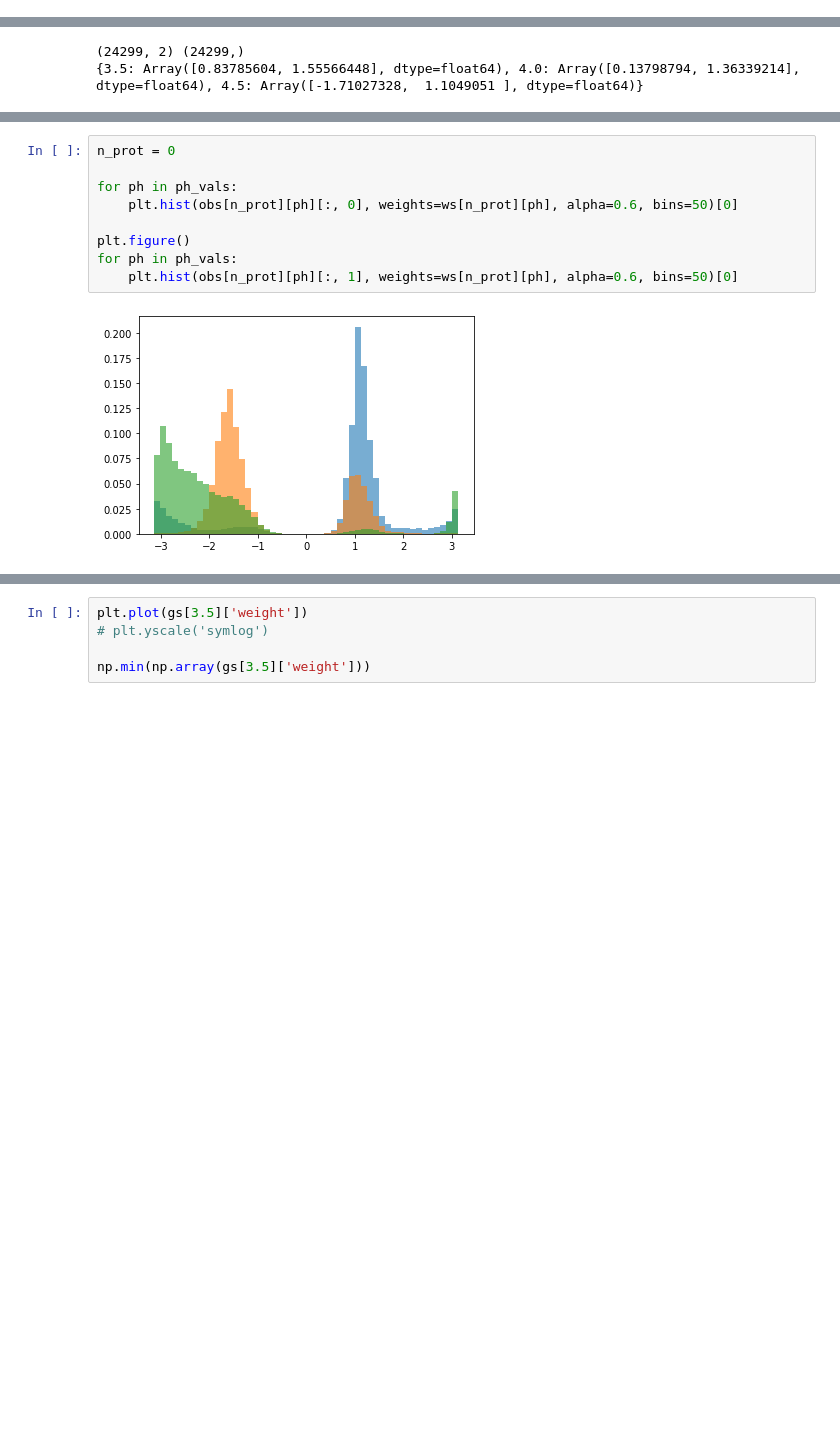
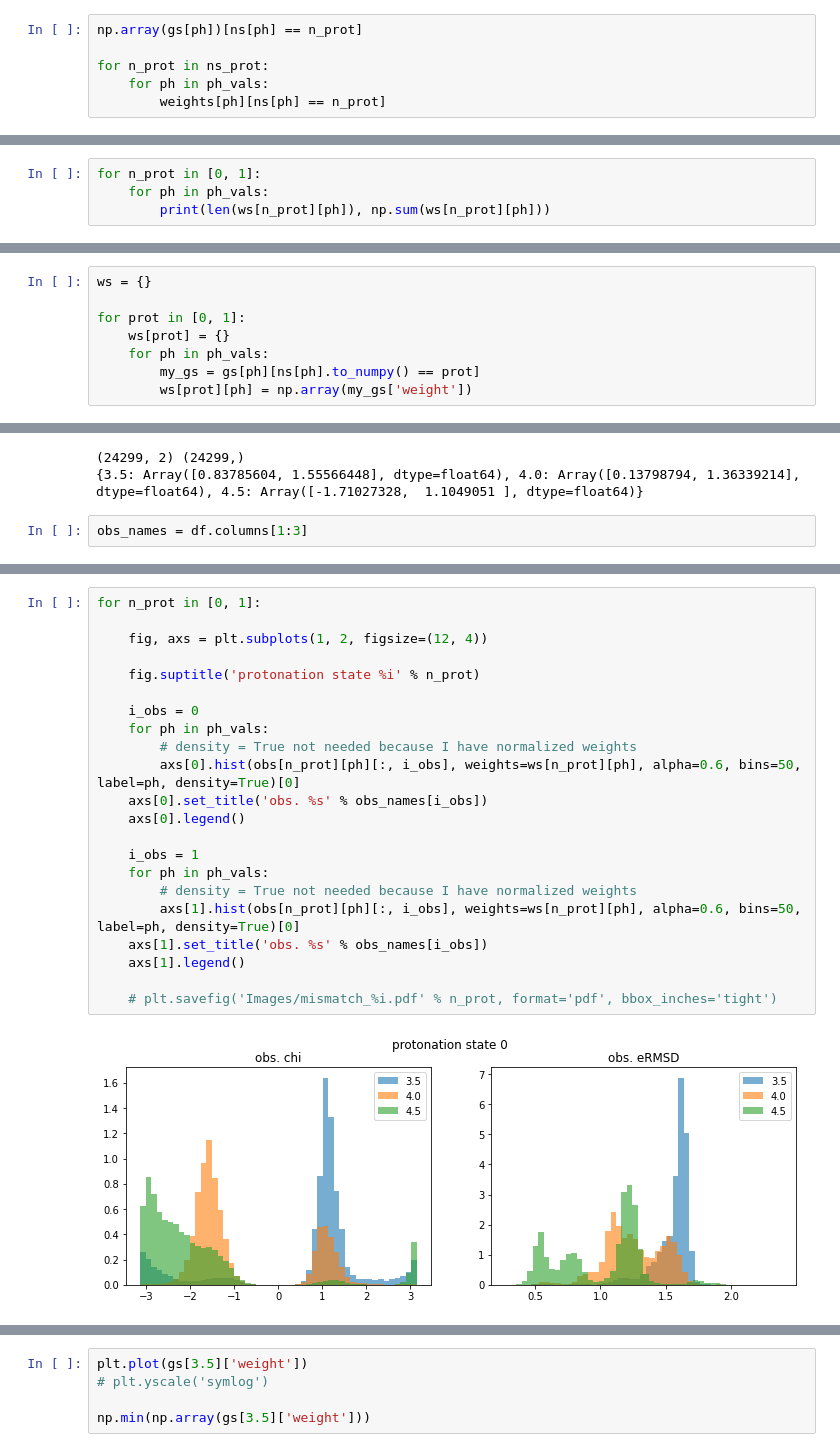
Before and after one commit to Tomfersil/pH-integration, a Jupyter notebook: ph_refine.ipynb, the cells around one changed output, grey strips where cells are left out. Drawn from its saved outputs; the diff is of its cells as text; blank space fills up the shorter version.

```diff
--- a/ph_refine.ipynb
+++ b/ph_refine.ipynb
@@ -535,0 +622,6 @@ len(ns[3.5])
+# %%
+np.array(gs[ph])[ns[ph] == n_prot]
+
+for n_prot in ns_prot:
+    for ph in ph_vals:
+        weights[ph][ns[ph] == n_prot]
@@ -535,0 +652,4 @@ len(ns[3.5])
+# %%
+for n_prot in [0, 1]:
+    for ph in ph_vals:
+        print(len(ws[n_prot][ph]), np.sum(ws[n_prot][ph]))
@@ -535,0 +663,8 @@ len(ns[3.5])
+# %%
+ws = {}
+
+for prot in [0, 1]:
+    ws[prot] = {}
+    for ph in ph_vals:
+        my_gs = gs[ph][ns[ph].to_numpy() == prot]
+        ws[prot][ph] = np.array(my_gs['weight'])
@@ -558,3 +708,5 @@ print(avs)
 # %% [output]
 (24299, 2) (24299,)
 {3.5: Array([0.83785604, 1.55566448], dtype=float64), 4.0: Array([0.13798794, 1.36339214], dtype=float64), 4.5: Array([-1.71027328,  1.1049051 ], dtype=float64)}
+# %%
+obs_names = df.columns[1:3]
@@ -561,11 +746,24 @@ print(avs)
 # %%
-n_prot = 0
+for n_prot in [0, 1]:
 
-for ph in ph_vals:
-    plt.hist(obs[n_prot][ph][:, 0], weights=ws[n_prot][ph], alpha=0.6, bins=50)[0]
+    fig, axs = plt.subplots(1, 2, figsize=(12, 4))
 
-plt.figure()
-for ph in ph_vals:
-    plt.hist(obs[n_prot][ph][:, 1], weights=ws[n_prot][ph], alpha=0.6, bins=50)[0]
+    fig.suptitle('protonation state %i' % n_prot)
+
+    i_obs = 0
+    for ph in ph_vals:
+        # density = True not needed because I have normalized weights
+        axs[0].hist(obs[n_prot][ph][:, i_obs], weights=ws[n_prot][ph], alpha=0.6, bins=50, label=ph, density=True)[0]
+    axs[0].set_title('obs. %s' % obs_names[i_obs])
+    axs[0].legend()
+
+    i_obs = 1
+    for ph in ph_vals:
+        # density = True not needed because I have normalized weights
+        axs[1].hist(obs[n_prot][ph][:, i_obs], weights=ws[n_prot][ph], alpha=0.6, bins=50, label=ph, density=True)[0]
+    axs[1].set_title('obs. %s' % obs_names[i_obs])
+    axs[1].legend()
+
+    # plt.savefig('Images/mismatch_%i.pdf' % n_prot, format='pdf', bbox_inches='tight')
 # %% [output]
-[figure, old version]
+[figure, new version]
```
Also changed, not shown: parts of 31 cells of this notebook.
